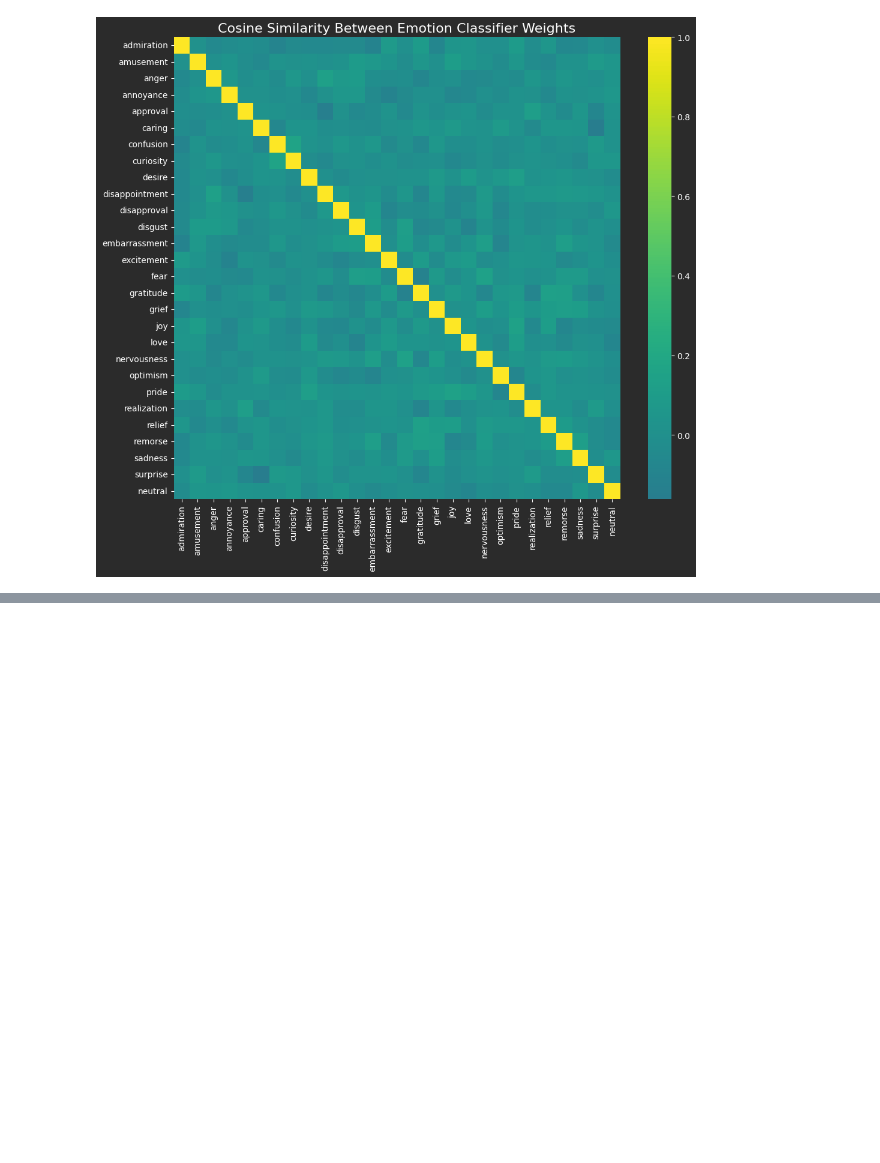
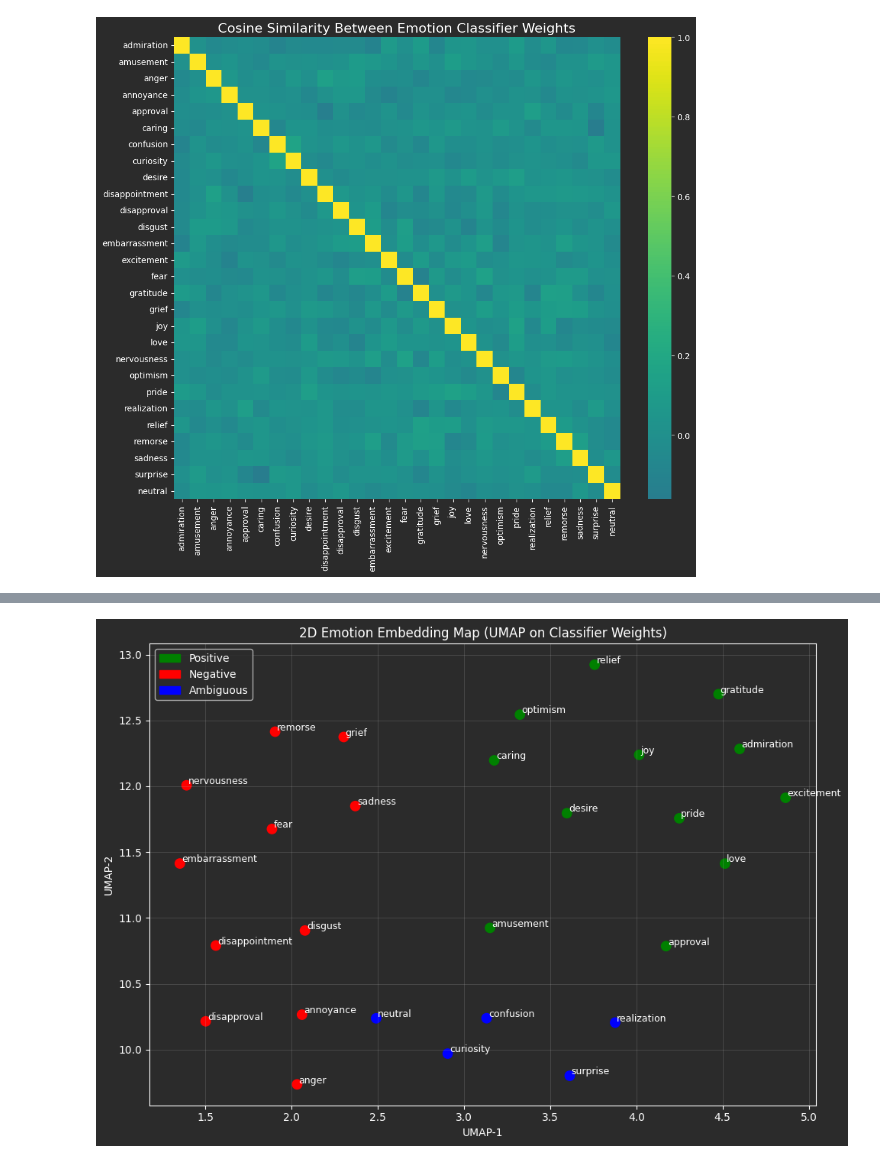
Before and after one commit to Gavin6305/DistilBERT-Emotion-Classification, a Jupyter notebook: walkthrough.ipynb, the cells around one changed output, grey strips where cells are left out. Cells and saved outputs as stored; diff of their text form; code cells hidden in the pictures; blank space fills up the shorter version.

```diff
--- a/walkthrough.ipynb
+++ b/walkthrough.ipynb
@@ -96,0 +141,4 @@ Let's inspect the
+# %%
+plot_umap()
+# %% [output]
+[figure, added]
```
Also changed, not shown: parts of 8 cells of this notebook, 1 other file.
